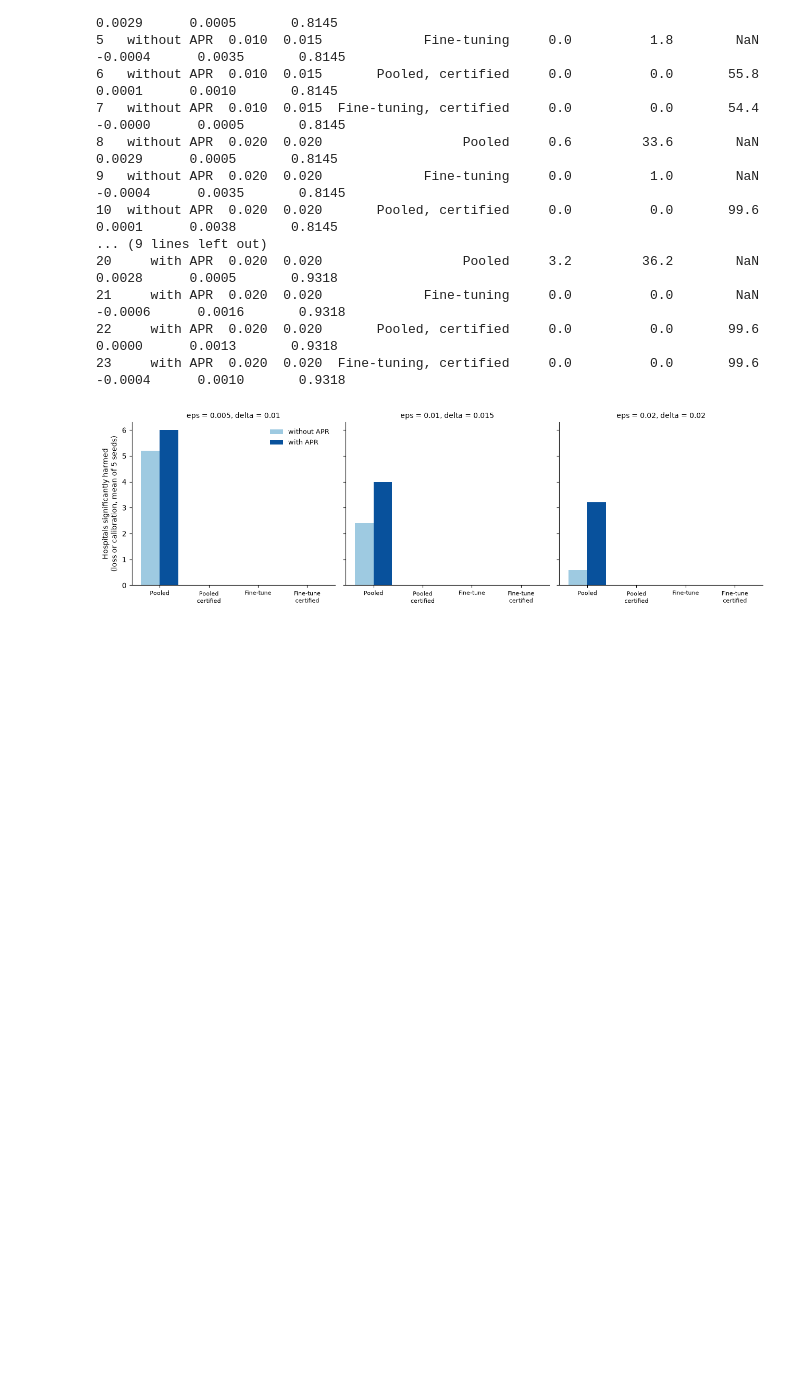
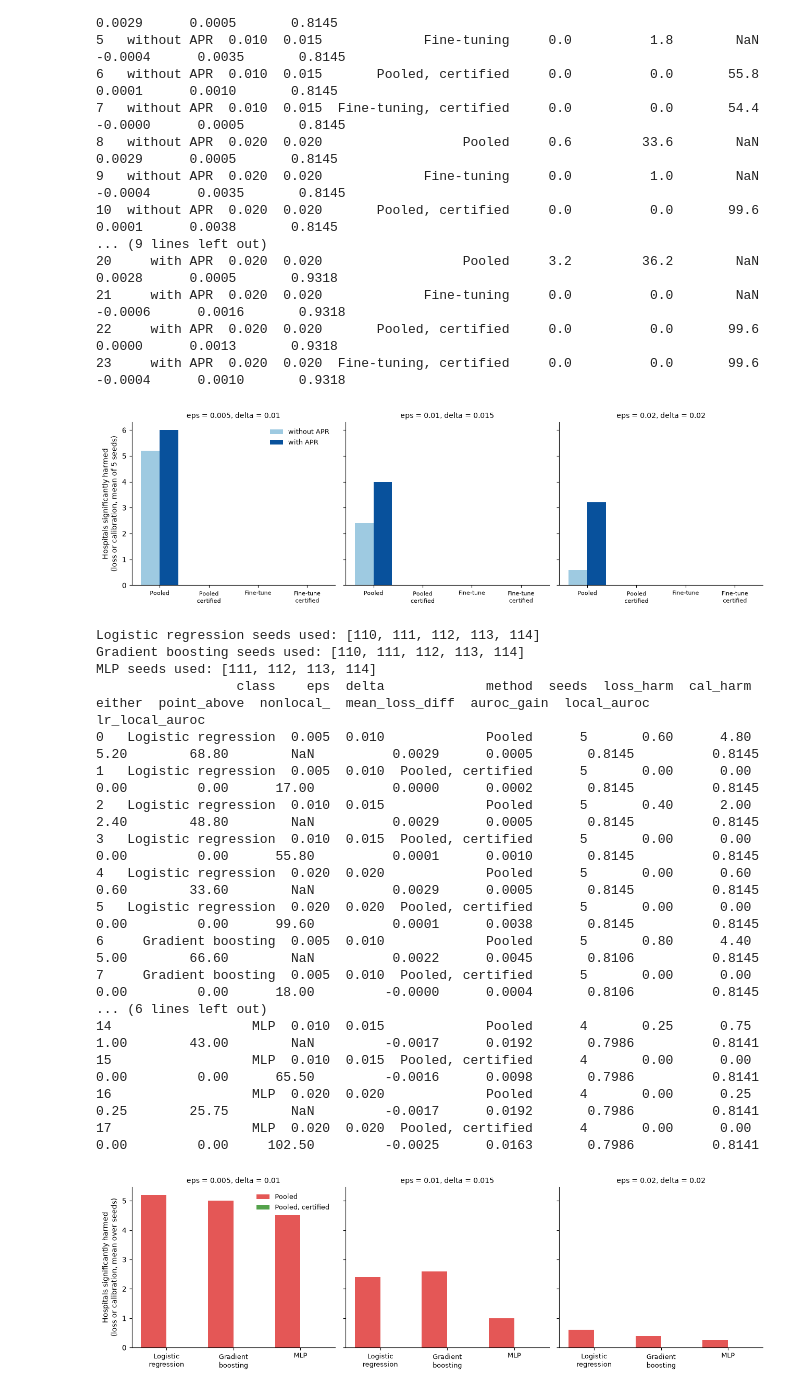
Before and after one commit to DCBhashkar71/noharm-fl, a Jupyter notebook: notebooks/07_additional_checks.ipynb, the cells around one changed output. Drawn from its saved outputs; the diff is of its cells as text; code cells hidden in the pictures; blank space fills up the shorter version.

Commit message:
Model-class table and figure

```diff
--- a/notebooks/07_additional_checks.ipynb
+++ b/notebooks/07_additional_checks.ipynb
@@ -119,3 +119,67 @@ plt.tight_layout(); plt.savefig("../outputs/figures/fig20_apr_sensitivity.png",
 22     with APR  0.020  0.020       Pooled, certified     0.0          0.0       99.6          0.0000      0.0013       0.9318
 23     with APR  0.020  0.020  Fine-tuning, certified     0.0          0.0       99.6         -0.0004      0.0010       0.9318
 [figure]
+# %%
+import os, numpy as np, pandas as pd, matplotlib.pyplot as plt
+from scipy import stats
+from statsmodels.stats.multitest import multipletests
+plt.rcParams.update({"font.size": 10, "axes.spines.top": False, "axes.spines.right": False})
+HEAD = [(0.005, 0.01), (0.01, 0.015), (0.02, 0.02)]
+CLASSES = {"Logistic regression": ("lr", range(110, 115)), "Gradient boosting": ("gbm", range(110, 115)), "MLP": ("mlp", range(111, 115))}
+
+def path(kind, s):
+    return f"../outputs/tables/cert_full_seed{s}.csv" if kind == "lr" else f"../outputs/tables/model_{kind}_seed{s}.csv"
+def cert_prefix(kind, eps, delta):
+    return f"cert_pool_e{eps}_d{delta}" if kind == "lr" else f"cert_e{eps}_d{delta}"
+def loss_mask(r, pre, eps):
+    d, se = r[f"{pre}__diff"].values, r[f"{pre}__se"].values
+    z = np.where(se > 0, (d - eps) / np.where(se > 0, se, 1), -np.inf)
+    return multipletests(1 - stats.norm.cdf(z), alpha=0.05, method="holm")[0]
+
+rows = []
+for cname, (kind, seeds) in CLASSES.items():
+    D = {s: pd.read_csv(path(kind, s)).copy() for s in seeds if os.path.exists(path(kind, s))}
+    print(cname, "seeds used:", sorted(D))
+    for eps, delta in HEAD:
+        for label, pre in [("Pooled", "pool_full"), ("Pooled, certified", cert_prefix(kind, eps, delta))]:
+            out = []
+            for r in D.values():
+                lm = loss_mask(r, pre, eps); cm = r[f"{pre}__gaplb"].values > delta
+                out.append(dict(loss_harm=lm.sum(), cal_harm=cm.sum(), either=(lm | cm).sum(), point_above=(r[f"{pre}__gapmax"] > delta).sum(),
+                                nonlocal_=(r[f"{pre}__blend"] > 0).sum() if "cert" in pre else np.nan,
+                                mean_loss_diff=r[f"{pre}__diff"].mean(), auroc_gain=(r[f"{pre}__auroc"] - r["local__auroc"]).mean(),
+                                local_auroc=r["local__auroc"].mean(),
+                                lr_local_auroc=r["local__auroc"].mean() if kind == "lr" else r["lr_local_auroc"].mean()))
+            rows.append({"class": cname, "eps": eps, "delta": delta, "method": label, "seeds": len(D), **pd.DataFrame(out).mean().to_dict()})
+T14 = pd.DataFrame(rows); T14.to_csv("../outputs/tables/T14_model_class.csv", index=False)
+print(T14.round(4).to_string())
+
+fig, ax = plt.subplots(1, 3, figsize=(13, 4), sharey=True)
+names = list(CLASSES)
+for a, (eps, delta) in zip(ax, HEAD):
+    for i, (m, c) in enumerate([("Pooled", "#E45756"), ("Pooled, certified", "#54A24B")]):
+        v = [T14[(T14["class"] == n) & (T14.eps == eps) & (T14.method == m)].either.values[0] for n in names]
+        a.bar(np.arange(3) + (i - 0.5) * 0.38, v, 0.38, color=c, label=m)
+    a.set_xticks(range(3)); a.set_xticklabels(["Logistic\nregression", "Gradient\nboosting", "MLP"], fontsize=9)
+    a.set_title(f"eps = {eps}, delta = {delta}", fontsize=10)
+ax[0].set_ylabel("Hospitals significantly harmed\n(loss or calibration, mean over seeds)"); ax[0].legend(frameon=False, fontsize=9)
+plt.tight_layout(); plt.savefig("../outputs/figures/fig15_model_class.png", dpi=300); plt.savefig("../outputs/figures/fig15_model_class.pdf"); plt.show()
+# %% [output]
+Logistic regression seeds used: [110, 111, 112, 113, 114]
+Gradient boosting seeds used: [110, 111, 112, 113, 114]
+MLP seeds used: [111, 112, 113, 114]
+                  class    eps  delta             method  seeds  loss_harm  cal_harm  either  point_above  nonlocal_  mean_loss_diff  auroc_gain  local_auroc  lr_local_auroc
+0   Logistic regression  0.005  0.010             Pooled      5       0.60      4.80    5.20        68.80        NaN          0.0029      0.0005       0.8145          0.8145
+1   Logistic regression  0.005  0.010  Pooled, certified      5       0.00      0.00    0.00         0.00      17.00          0.0000      0.0002       0.8145          0.8145
+2   Logistic regression  0.010  0.015             Pooled      5       0.40      2.00    2.40        48.80        NaN          0.0029      0.0005       0.8145          0.8145
+3   Logistic regression  0.010  0.015  Pooled, certified      5       0.00      0.00    0.00         0.00      55.80          0.0001      0.0010       0.8145          0.8145
+4   Logistic regression  0.020  0.020             Pooled      5       0.00      0.60    0.60        33.60        NaN          0.0029      0.0005       0.8145          0.8145
+5   Logistic regression  0.020  0.020  Pooled, certified      5       0.00      0.00    0.00         0.00      99.60          0.0001      0.0038       0.8145          0.8145
+6     Gradient boosting  0.005  0.010             Pooled      5       0.80      4.40    5.00        66.60        NaN          0.0022      0.0045       0.8106          0.8145
+7     Gradient boosting  0.005  0.010  Pooled, certified      5       0.00      0.00    0.00         0.00      18.00         -0.0000      0.0004       0.8106          0.8145
+... (6 lines left out)
+14                  MLP  0.010  0.015             Pooled      4       0.25      0.75    1.00        43.00        NaN         -0.0017      0.0192       0.7986          0.8141
+15                  MLP  0.010  0.015  Pooled, certified      4       0.00      0.00    0.00         0.00      65.50         -0.0016      0.0098       0.7986          0.8141
+16                  MLP  0.020  0.020             Pooled      4       0.00      0.25    0.25        25.75        NaN         -0.0017      0.0192       0.7986          0.8141
+17                  MLP  0.020  0.020  Pooled, certified      4       0.00      0.00    0.00         0.00     102.50         -0.0025      0.0163       0.7986          0.8141
+[figure, added]
```
Also changed, not shown: 3 other files.
